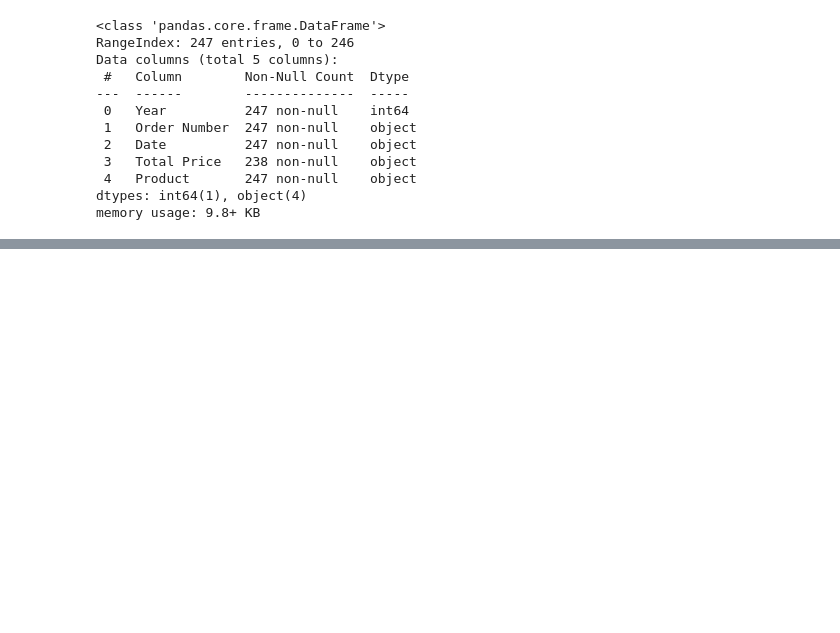
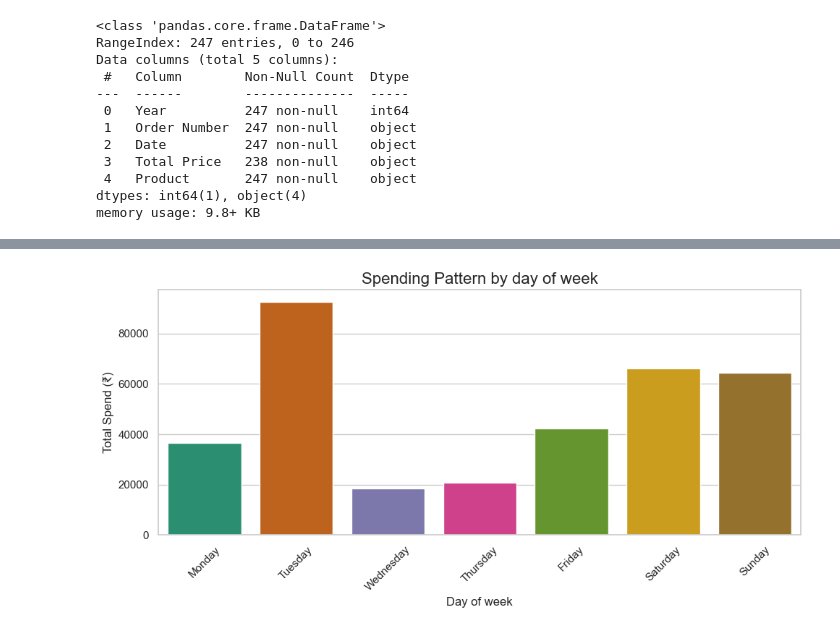
Before and after one commit to karenrenac/Amazon-Analytics-with-Web-scraping, a Jupyter notebook: Data analysis and insights.ipynb, the cells around one changed output, grey strips where cells are left out. Drawn from its saved outputs; the diff is of its cells as text; code cells hidden in the pictures; blank space fills up the shorter version.

```diff
--- a/Data analysis and insights.ipynb
+++ b/Data analysis and insights.ipynb
@@ -71,0 +127,15 @@ plt.show()
+# %%
+#Daily spending breakdown
+daily_spend = df.groupby('Day of Week')['Total Price'].sum().reindex(['Monday','Tuesday','Wednesday','Thursday','Friday','Saturday','Sunday'])
+
+#plotting
+plt.figure(figsize=(10,5))
+sns.barplot(x=daily_spend.index, y=daily_spend.values, hue=daily_spend.index, palette='Dark2')
+plt.title('Spending Pattern by day of week', fontsize= 16)
+plt.xlabel('Day of week')
+plt.ylabel('Total Spend (₹)')
+plt.xticks(rotation=45)
+plt.tight_layout()
+plt.show()
+# %% [output]
+[figure, added]
```
Also changed, not shown: parts of 10 cells of this notebook.
